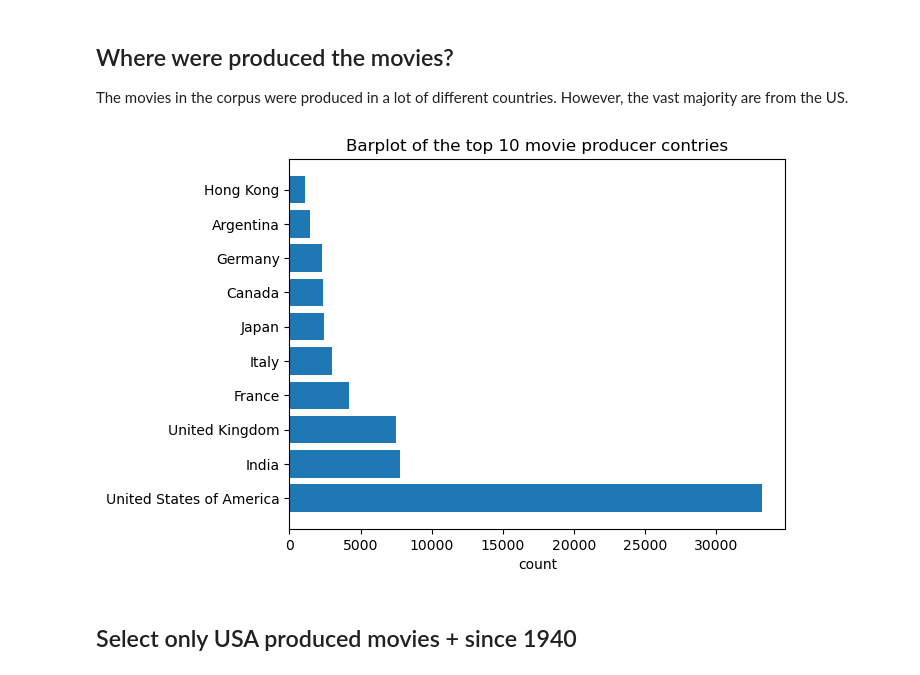
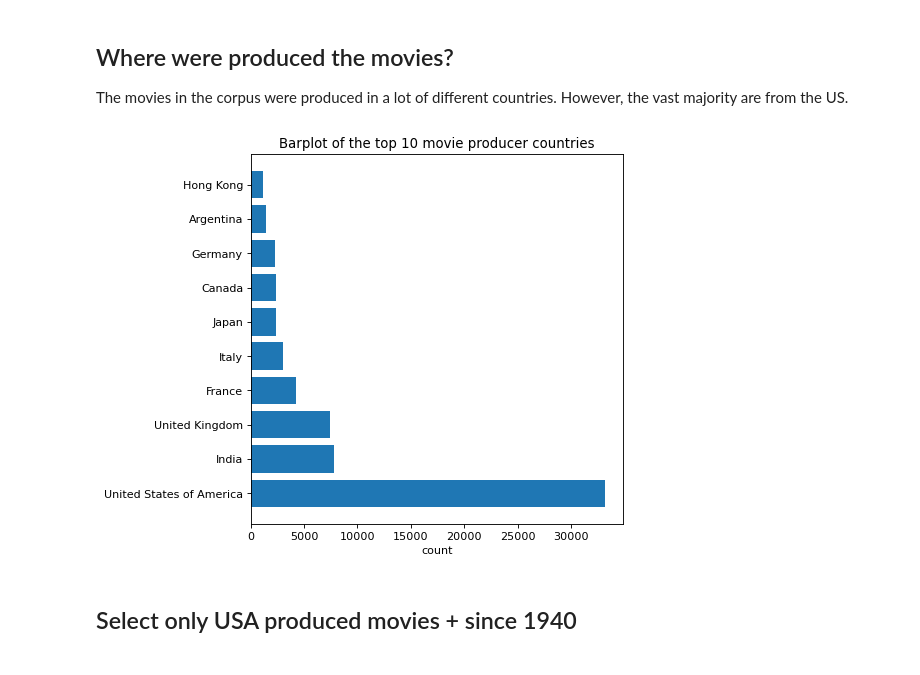
Before and after one commit to epfl-ada/ada-2022-project-error141, a Jupyter notebook: data_exploration_final.ipynb, the cells around one changed output. Saved outputs shown, nothing was run; the diff lists cells and outputs as text; code cells hidden in the pictures.

```diff
--- a/data_exploration_final.ipynb
+++ b/data_exploration_final.ipynb
@@ -208,15 +204,16 @@ The movies in the corpus were produced in a lot of different countries. However,
 # %%
 #Count for each country
 country, count_country =  np.unique((list(chain.from_iterable(movie_metadata.country))),return_counts=True)
 count_country = pd.DataFrame(count_country, index = country, columns=['count'])
 count_country = count_country.sort_values(by=['count'], ascending=False)
 
 #Let's only look at the top 10 producing movie country
+plt.figure(figsize=(6, 6), dpi=80)
 plt.barh(count_country.iloc[0:10].index, np.squeeze(count_country.iloc[0:10].values))
-plt.xlabel('count'); plt.title('Barplot of the top 10 movie producer contries')
+plt.xlabel('count'); plt.title('Barplot of the top 10 movie producer countries')
 plt.show()
 # %% [output]
-[figure, old version]
+[figure, new version]
 # %% [markdown]
 ## Select only USA produced movies + since 1940
 # %%
```
Also changed, not shown: parts of 5 cells of this notebook.
